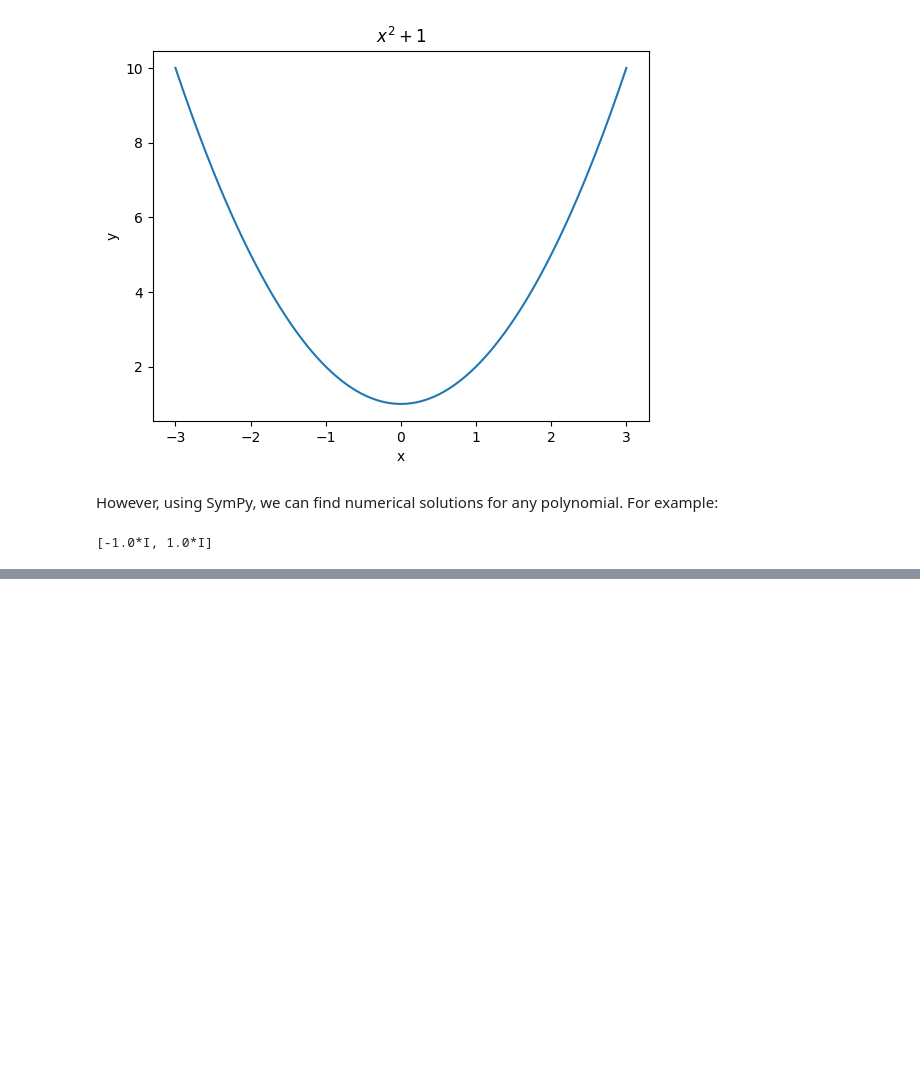
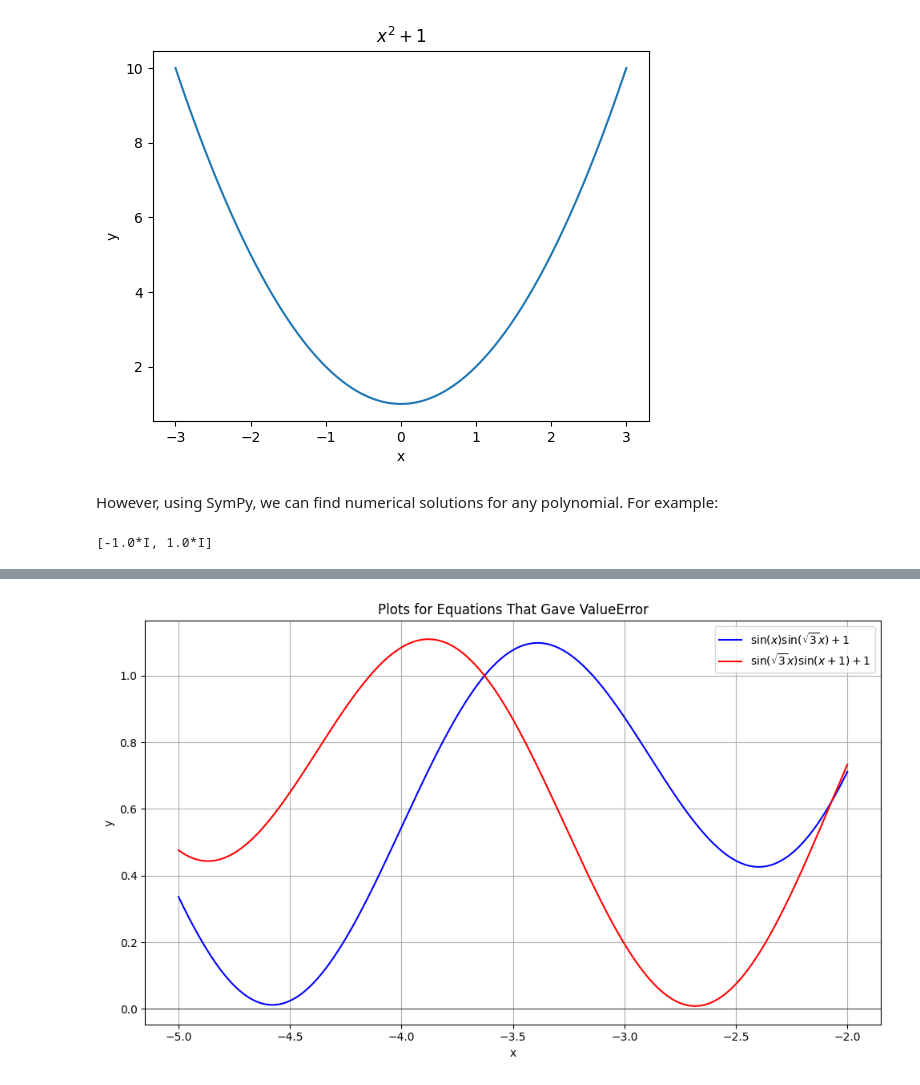
Before and after one commit to scipy-conference/scipy_proceedings, a Jupyter notebook: papers/carl_kadie/main.ipynb, the cells around one changed output, grey strips where cells are left out. Saved outputs shown, nothing was run; the diff lists cells and outputs as text; code cells hidden in the pictures; blank space fills up the shorter version.

```diff
--- a/papers/carl_kadie/main.ipynb
+++ b/papers/carl_kadie/main.ipynb
@@ -471,0 +465,14 @@ Thank you for joining me on this journey. I hope you now have a clearer understa
+# %%
+x = sym.symbols('x')
+f1 = sym.lambdify(x, sym.sin(x)*sym.sin(sym.sqrt(3)*x) + 1, "numpy")
+f2 = sym.lambdify(x, sym.sin(sym.sqrt(3)*x)*sym.sin(x + 1) + 1, "numpy")
+xv = np.linspace(-5, -2, 1000)
+plt.figure(figsize=(10, 6))
+plt.plot(xv, f1(xv), label=r'$\sin(x)\sin(\sqrt{3}x)+1$', color='blue')
+plt.plot(xv, f2(xv), label=r'$\sin(\sqrt{3}x)\sin(x+1)+1$', color='red')
+plt.axhline(0, color='black', lw=0.5)
+plt.title("Plots for Equations That Gave ValueError"), plt.xlabel("x"), plt.ylabel("y")
+plt.legend(), plt.grid(True), plt.tight_layout()
+plt.show()
+# %% [output]
+[figure, added]
```
Also changed, not shown: parts of 5 cells of this notebook.
